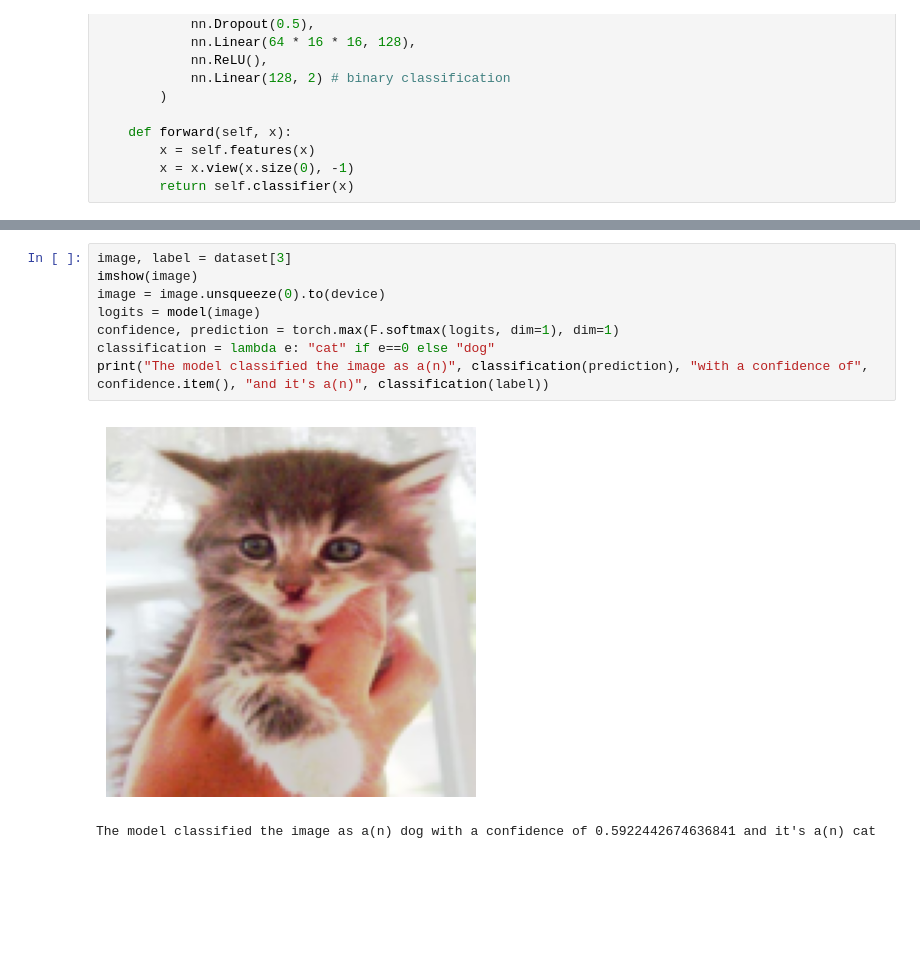
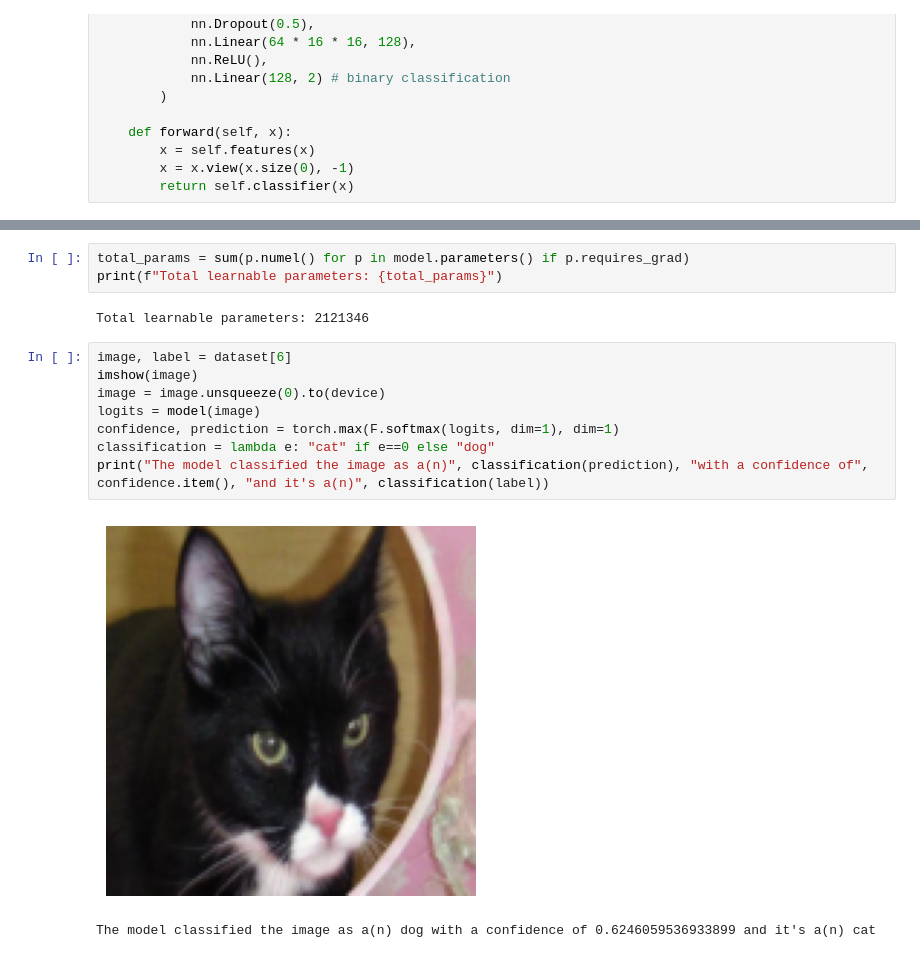
Before and after one commit to stelios333/cats_vs_dogs_ml, a Jupyter notebook: experimentation.ipynb, the cells around one changed output, grey strips where cells are left out. Cells and saved outputs as stored; diff of their text form; blank space fills up the shorter version.

```diff
--- a/experimentation.ipynb
+++ b/experimentation.ipynb
@@ -96,12 +101,17 @@ BasicCNN(
 )
+# %%
+total_params = sum(p.numel() for p in model.parameters() if p.requires_grad)
+print(f"Total learnable parameters: {total_params}")
+# %% [output]
+Total learnable parameters: 2121346
 # %%
-image, label = dataset[3]
+image, label = dataset[6]
 imshow(image)
 image = image.unsqueeze(0).to(device)
 logits = model(image)
 confidence, prediction = torch.max(F.softmax(logits, dim=1), dim=1)
 classification = lambda e: "cat" if e==0 else "dog"
 print("The model classified the image as a(n)", classification(prediction), "with a confidence of", confidence.item(), "and it's a(n)", classification(label))
 # %% [output]
-[figure, old version]
+[figure, new version]
-The model classified the image as a(n) dog with a confidence of 0.5922442674636841 and it's a(n) cat
+The model classified the image as a(n) dog with a confidence of 0.6246059536933899 and it's a(n) cat
```
Also changed, not shown: parts of 1 cell of this notebook, 9 other files.
